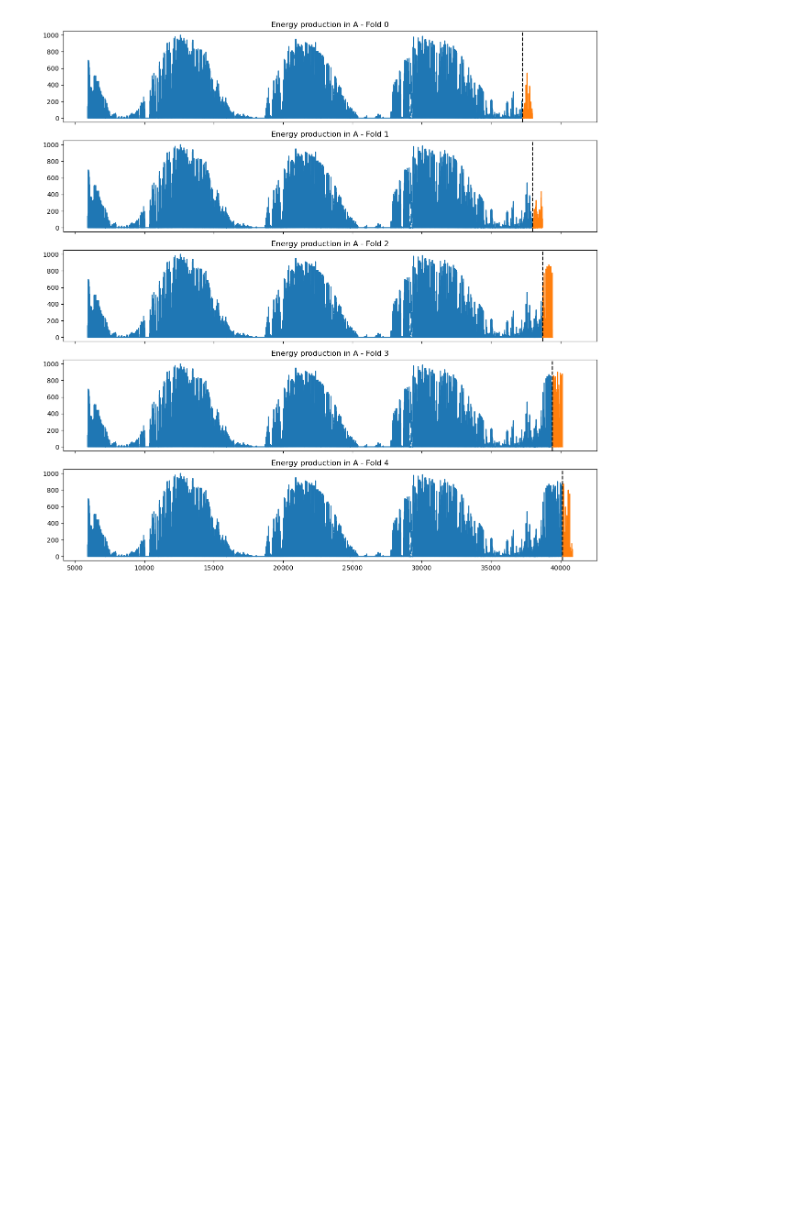
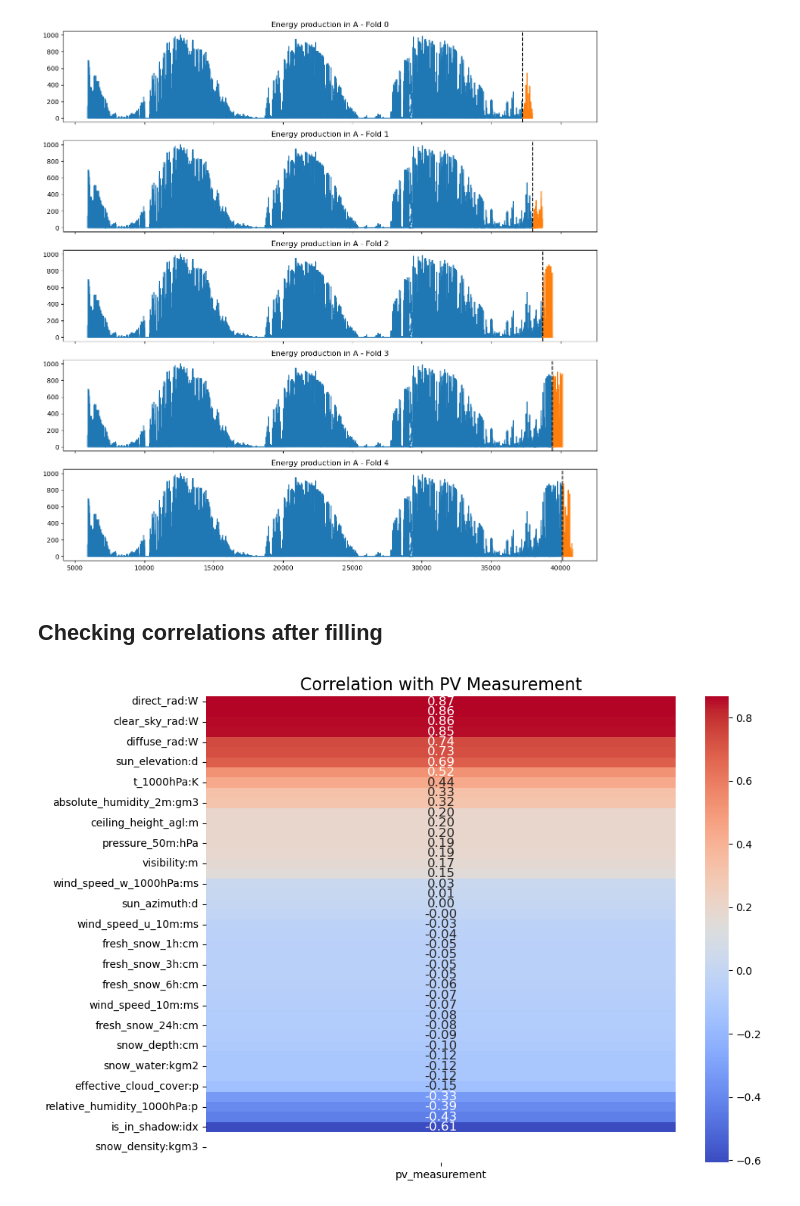
Before and after one commit to TDT4173-MPC/TDT4173-MPC, a Jupyter notebook: Petter/C/filling_gaps.ipynb, the cells around one changed output. Drawn from its saved outputs; the diff is of its cells as text; code cells hidden in the pictures; blank space fills up the shorter version.

```diff
--- a/Petter/C/filling_gaps.ipynb
+++ b/Petter/C/filling_gaps.ipynb
@@ -158,3 +158,39 @@ def time_series_split_and_plot(df, title):
 time_series_split_and_plot(df, 'Energy production in A')
 # %% [output]
 [figure]
+# %%
+X_train_observed = pd.read_parquet('/Users/petterdalhaug/Documents/GitHub/data_analysis/analysis/data/C/X_train_observed.parquet')
+X_train_estimated = pd.read_parquet('/Users/petterdalhaug/Documents/GitHub/data_analysis/analysis/data/C/X_train_estimated.parquet')
+train_targets = df
+# %% [markdown]
+## Checking correlations after filling
+# %%
+# Rename Columns
+train_targets.rename(columns={'time': 'date_forecast'}, inplace=True)
+
+# Align Time Intervals
+X_train_observed_1hr = X_train_observed.groupby(pd.Grouper(key='date_forecast', freq='1H')).mean()
+
+# Merge DataFrames
+real_data = pd.merge(train_targets, X_train_observed_1hr.reset_index(), on='date_forecast')
+
+# To fill NaN values with the mean
+# Exclude constant features from the data before calculating correlation
+filtered_real_data = real_data.drop(columns=[])
+
+# Recalculate the correlation matrix
+real_corr = filtered_real_data.corr()
+
+# Filter to only include correlation with 'pv_measurement' and sort it
+real_corr_with_target = real_corr[['pv_measurement']].sort_values(by='pv_measurement', ascending=False)
+
+# Remove the 'pv_measurement' row to exclude the correlation of the target with itself
+real_corr_with_target = real_corr_with_target.drop(index='pv_measurement')
+# print(real_corr_with_target)
+# Plot the heatmap
+plt.figure(figsize=(10, 8))
+sns.heatmap(real_corr_with_target, annot=True, cmap='coolwarm', fmt=".2f", annot_kws={"size": 12})
+plt.title("Correlation with PV Measurement", fontsize=16)
+plt.show()
+# %% [output]
+[figure, added]
```
Also changed, not shown: parts of 1 cell of this notebook, 6 other files.
